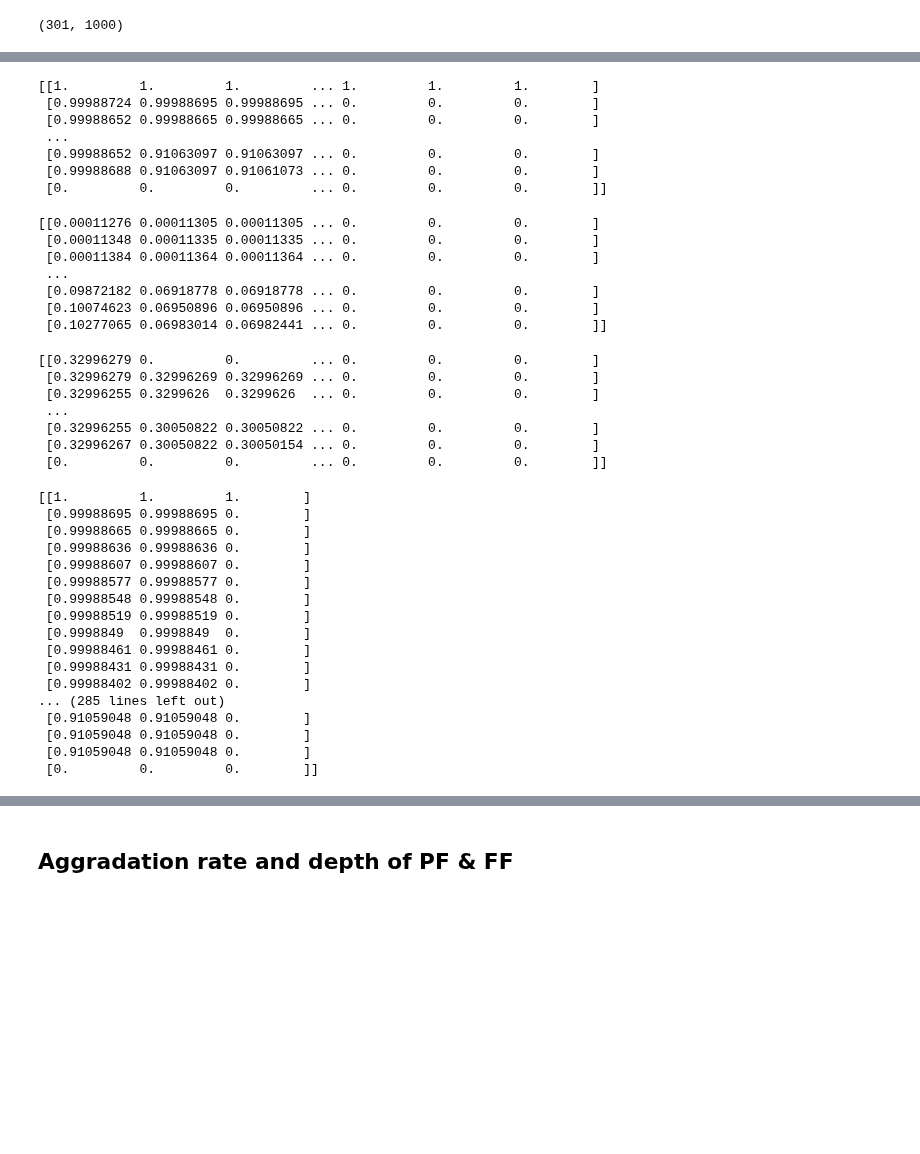
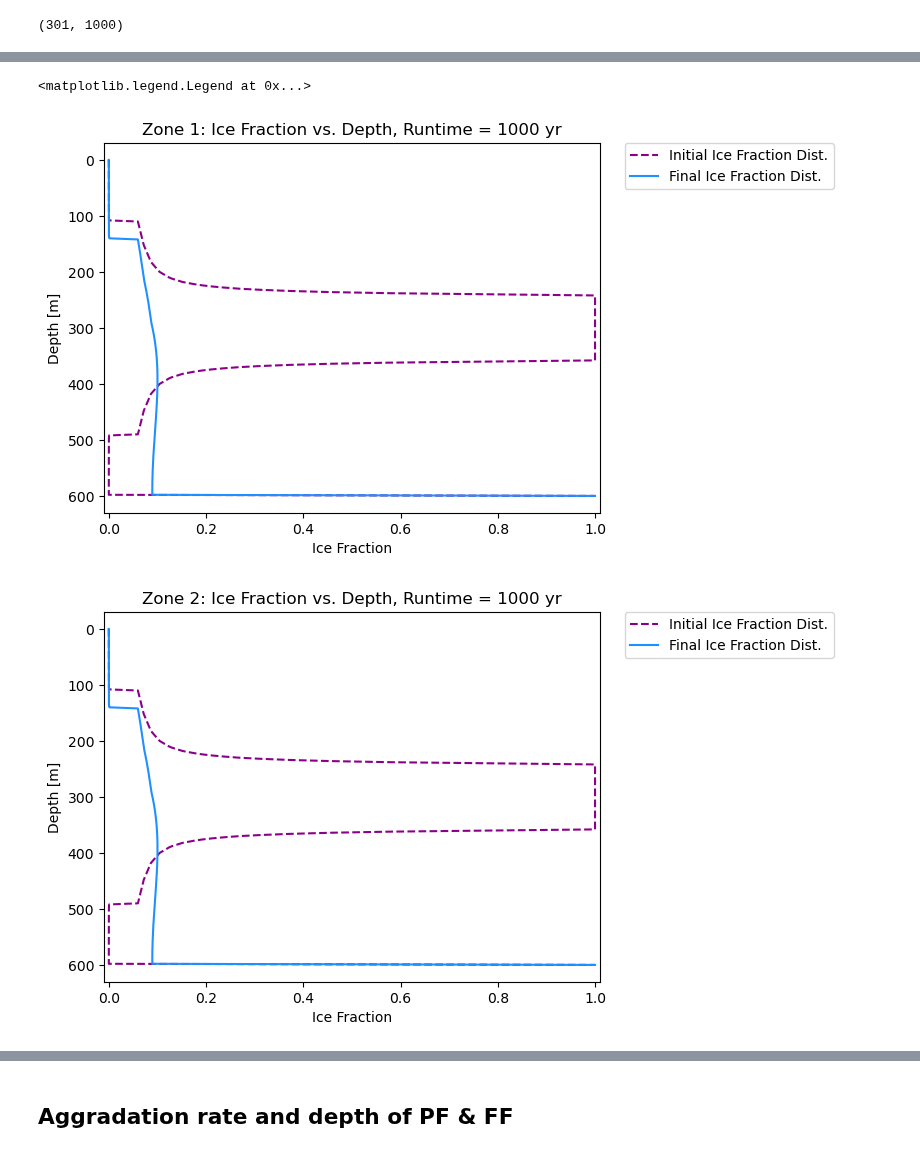
Before and after one commit to alexiak322/ceres-pingo-model, a Jupyter notebook: -1DHT-model-code/python/1DHT Model.ipynb, the cells around one changed output, grey strips where cells are left out. Cells and saved outputs as stored; diff of their text form; code cells hidden in the pictures; blank space fills up the shorter version.

```diff
--- a/-1DHT-model-code/python/1DHT Model.ipynb
+++ b/-1DHT-model-code/python/1DHT Model.ipynb
@@ -407 +464,28 @@ plt.legend(bbox_to_anchor=(1.05, 1), loc='upper left', borderaxespad=0)
+# %%
+### Fig - Final liuid fraction distrubution
+#plotting curves for initial and final fw distributions
+
+plt.figure()
+plt.xlim([-0.01,1.01])
+plt.plot(f_matx_0_1[:,0], z, linestyle='dashed',color='darkmagenta', label='Initial Ice Fraction Dist.')
+plt.plot(f_matx_0_1[:,runtime-1], z, color='dodgerblue', label='Final Ice Fraction Dist.')
+plt.gca().invert_yaxis()
+plt.xlabel('Ice Fraction')
+plt.ylabel('Depth [m]')
+plt.title('Zone 1: Ice Fraction vs. Depth, Runtime = %r yr' %(runtime))
+plt.legend(bbox_to_anchor=(1.05, 1), loc='upper left', borderaxespad=0)
+
+plt.figure()
+plt.xlim([-0.01,1.01])
+plt.plot(f_matx_1_2[:,0], z, linestyle='dashed',color='darkmagenta', label='Initial Ice Fraction Dist.')
+plt.plot(f_matx_1_2[:,runtime-1], z, color='dodgerblue', label='Final Ice Fraction Dist.')
+plt.gca().invert_yaxis()
+plt.xlabel('Ice Fraction')
+plt.ylabel('Depth [m]')
+plt.title('Zone 2: Ice Fraction vs. Depth, Runtime = %r yr' %(runtime))
+plt.legend(bbox_to_anchor=(1.05, 1), loc='upper left', borderaxespad=0)
+# %% [output]
+<matplotlib.legend.Legend at 0x...>
+[figure, added]
+[figure, added]
 # %%
@@ -409,52 +501,0 @@ plt.legend(bbox_to_anchor=(1.05, 1), loc='upper left', borderaxespad=0)
-# %%
-print(f_ice) #at what column do things go wrong?
-# %% [output]
-[[1.         1.         1.         ... 1.         1.         1.        ]
- [0.99988724 0.99988695 0.99988695 ... 0.         0.         0.        ]
- [0.99988652 0.99988665 0.99988665 ... 0.         0.         0.        ]
- ...
- [0.99988652 0.91063097 0.91063097 ... 0.         0.         0.        ]
- [0.99988688 0.91063097 0.91061073 ... 0.         0.         0.        ]
- [0.         0.         0.         ... 0.         0.         0.        ]]
-# %%
-print(f_w[1:100:,])
-# %% [output]
-[[0.00011276 0.00011305 0.00011305 ... 0.         0.         0.        ]
- [0.00011348 0.00011335 0.00011335 ... 0.         0.         0.        ]
- [0.00011384 0.00011364 0.00011364 ... 0.         0.         0.        ]
- ...
- [0.09872182 0.06918778 0.06918778 ... 0.         0.         0.        ]
- [0.10074623 0.06950896 0.06950896 ... 0.         0.         0.        ]
- [0.10277065 0.06983014 0.06982441 ... 0.         0.         0.        ]]
-# %%
-print(F_ice)
-# %% [output]
-[[0.32996279 0.         0.         ... 0.         0.         0.        ]
- [0.32996279 0.32996269 0.32996269 ... 0.         0.         0.        ]
- [0.32996255 0.3299626  0.3299626  ... 0.         0.         0.        ]
- ...
- [0.32996255 0.30050822 0.30050822 ... 0.         0.         0.        ]
- [0.32996267 0.30050822 0.30050154 ... 0.         0.         0.        ]
- [0.         0.         0.         ... 0.         0.         0.        ]]
-# %%
-val = np.argmax(f_ice[1:100:,]==0, axis=1)
-#print(val)
-print(f_ice[:,19:22])
-# %% [output]
-[[1.         1.         1.        ]
- [0.99988695 0.99988695 0.        ]
- [0.99988665 0.99988665 0.        ]
- [0.99988636 0.99988636 0.        ]
- [0.99988607 0.99988607 0.        ]
- [0.99988577 0.99988577 0.        ]
- [0.99988548 0.99988548 0.        ]
- [0.99988519 0.99988519 0.        ]
- [0.9998849  0.9998849  0.        ]
- [0.99988461 0.99988461 0.        ]
- [0.99988431 0.99988431 0.        ]
- [0.99988402 0.99988402 0.        ]
-... (285 lines left out)
- [0.91059048 0.91059048 0.        ]
- [0.91059048 0.91059048 0.        ]
- [0.91059048 0.91059048 0.        ]
- [0.         0.         0.        ]]
```
Also changed, not shown: parts of 31 cells of this notebook.
